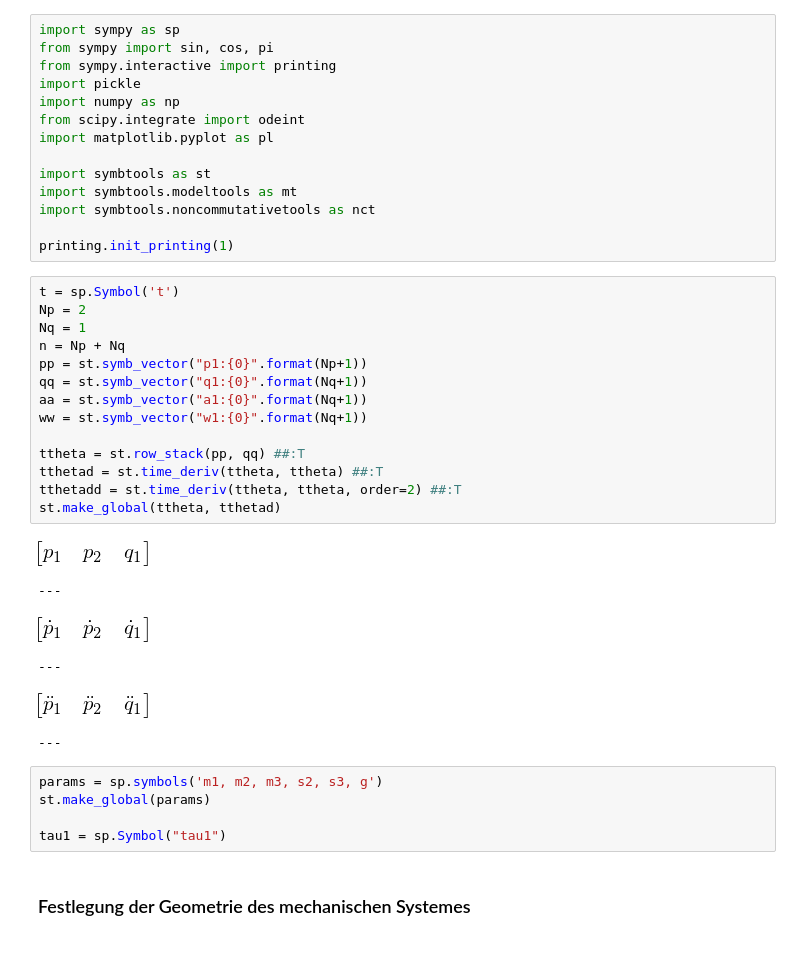
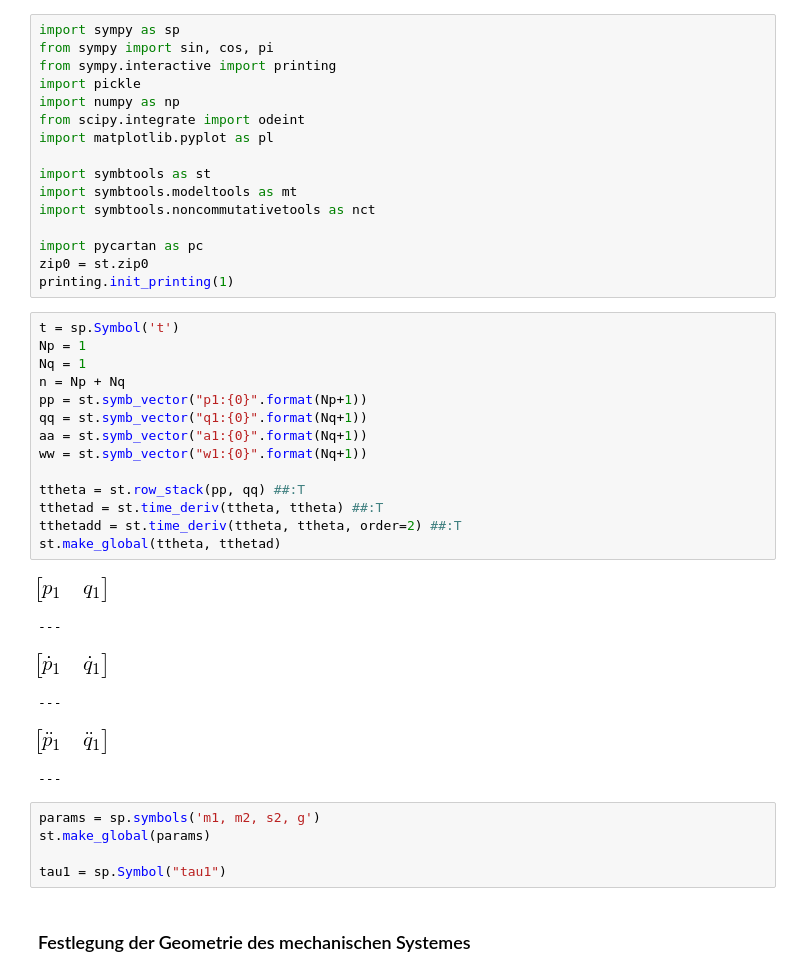
Before and after one commit to cknoll/beispiele, a Jupyter notebook: wagen_pendel_grenzzyklus.ipynb, the cells around one changed output. Cells and saved outputs as stored; diff of their text form.

```diff
--- a/wagen_pendel_grenzzyklus.ipynb
+++ b/wagen_pendel_grenzzyklus.ipynb
@@ -43,30 +39,32 @@ import symbtools as st
 import symbtools.modeltools as mt
 import symbtools.noncommutativetools as nct
 
+import pycartan as pc
+zip0 = st.zip0
 printing.init_printing(1)
 # %%
 t = sp.Symbol('t')
-Np = 2
+Np = 1
 Nq = 1
 n = Np + Nq
 pp = st.symb_vector("p1:{0}".format(Np+1))
 qq = st.symb_vector("q1:{0}".format(Nq+1))
 aa = st.symb_vector("a1:{0}".format(Nq+1))
 ww = st.symb_vector("w1:{0}".format(Nq+1))
 
 ttheta = st.row_stack(pp, qq) ##:T
 tthetad = st.time_deriv(ttheta, ttheta) ##:T
 tthetadd = st.time_deriv(ttheta, ttheta, order=2) ##:T
 st.make_global(ttheta, tthetad)
 # %% [output]
-[figure, old version]
+[figure, new version]
 ---
-[figure, old version]
+[figure, new version]
 ---
-[figure, old version]
+[figure, new version]
 ---
 # %%
-params = sp.symbols('m1, m2, m3, s2, s3, g')
+params = sp.symbols('m1, m2, s2, g')
 st.make_global(params)
 
 tau1 = sp.Symbol("tau1")
```
Also changed, not shown: parts of 51 cells of this notebook.
